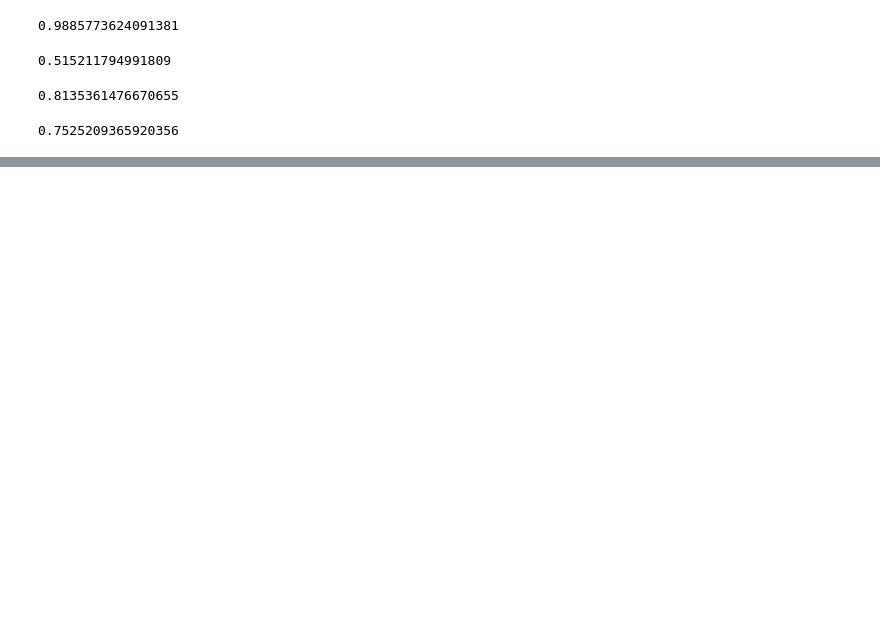
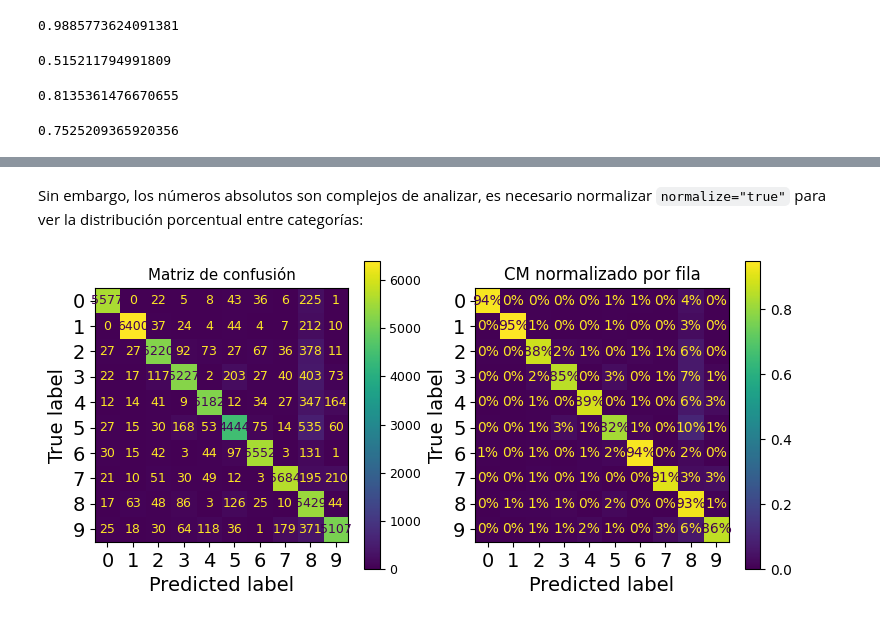
Before and after one commit to elnostos/Curso_EDA_ML_UDEA, a Jupyter notebook: ML_Classification.ipynb, the cells around one changed output, grey strips where cells are left out. Drawn from its saved outputs; the diff is of its cells as text; code cells hidden in the pictures; blank space fills up the shorter version.

```diff
--- a/ML_Classification.ipynb
+++ b/ML_Classification.ipynb
@@ -638,0 +848,14 @@ recall_score(y_train_8, y_train_pred)
+# %% [markdown]
+Sin embargo, los números absolutos son complejos de analizar, es necesario normalizar `normalize="true"` para ver la distribución porcentual entre categorías:
+# %%
+fig, axs = plt.subplots(nrows=1, ncols=2, figsize=(9, 4))
+plt.rc('font', size=9)
+ConfusionMatrixDisplay.from_predictions(y_train, y_train_pred, ax=axs[0])
+axs[0].set_title("Matriz de confusión")
+plt.rc('font', size=10)
+ConfusionMatrixDisplay.from_predictions(y_train, y_train_pred, ax=axs[1],
+                                        normalize="true", values_format=".0%")
+axs[1].set_title("CM normalizado por fila")
+plt.show()
+# %% [output]
+[figure, added]
```
Also changed, not shown: parts of 59 cells of this notebook.
